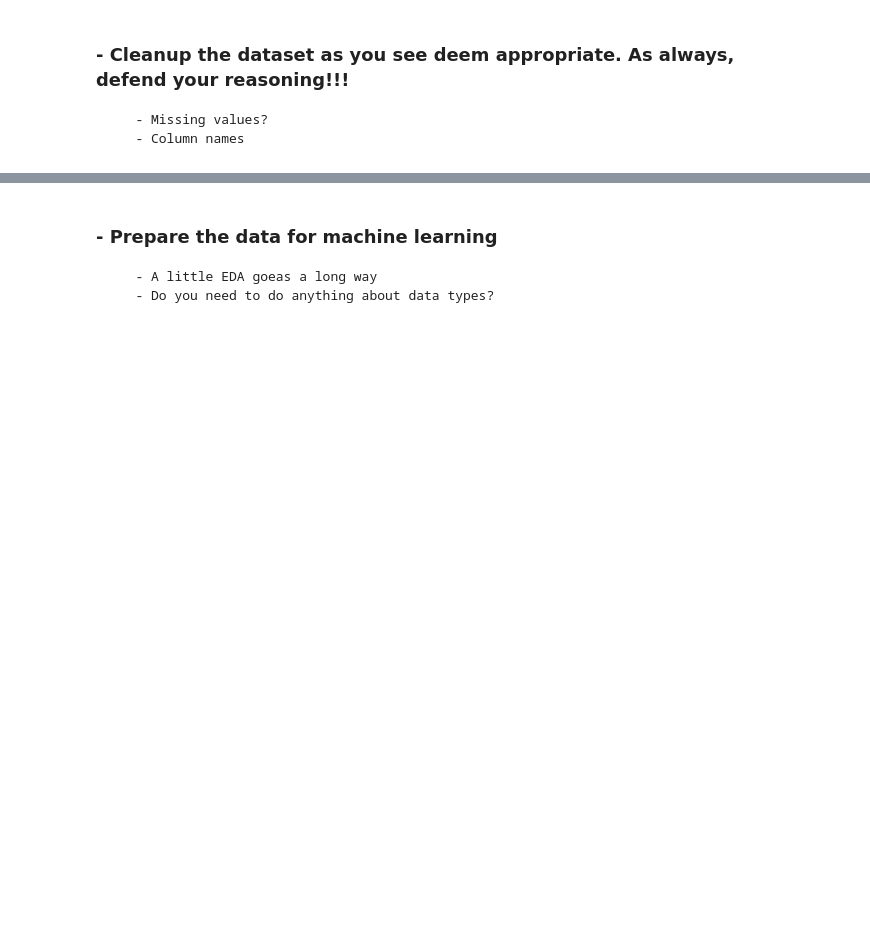
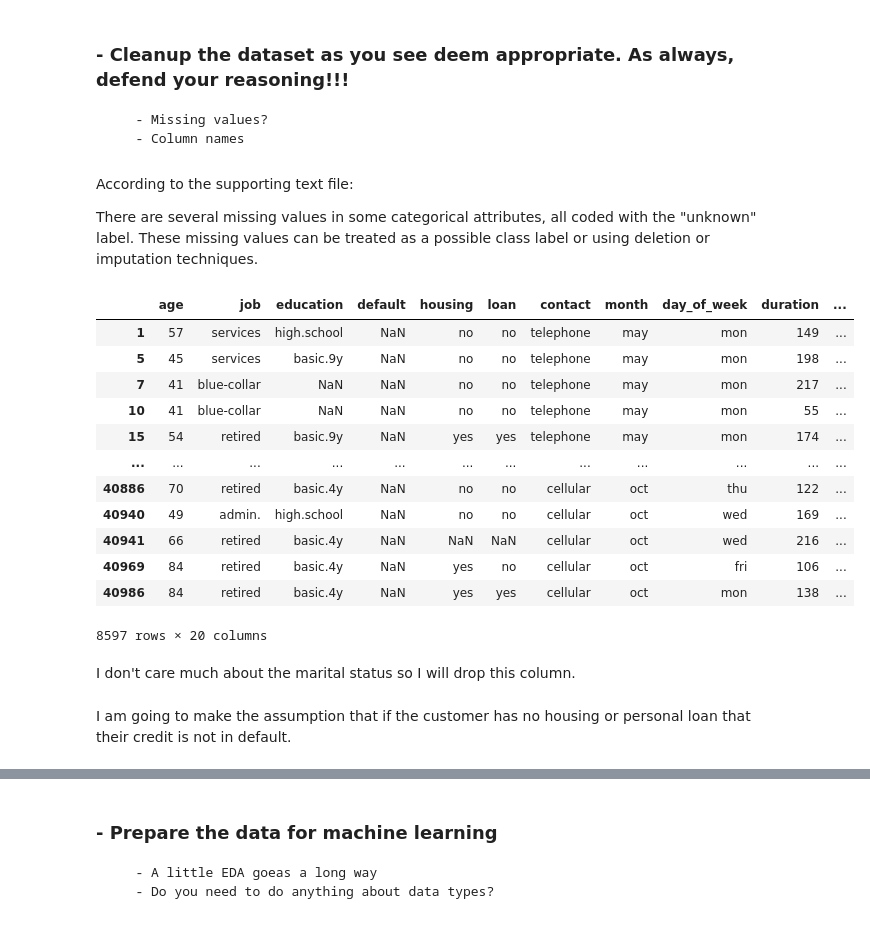
Before and after one commit to kscully-dotcom/msds650, a Jupyter notebook: week5/5_Assignment.ipynb, the cells around one changed output, grey strips where cells are left out. Cells and saved outputs as stored; diff of their text form; code cells hidden in the pictures; blank space fills up the shorter version.

```diff
--- a/week5/5_Assignment.ipynb
+++ b/week5/5_Assignment.ipynb
@@ -21,3 +193,7 @@ Remember to take a look at the bank-additional-names.txt files for a better unde
 ### - Cleanup the dataset as you see deem appropriate. As always, defend your reasoning!!!
        - Missing values?
        - Column names
+# %% [markdown]
+According to the supporting text file:
+
+There are several missing values in some categorical attributes, all coded with the "unknown" label. These missing values can be treated as a possible class label or using deletion or imputation techniques.
@@ -23,0 +202,18 @@ Remember to take a look at the bank-additional-names.txt files for a better unde
+# %%
+df[df['default'].isnull()]
+# %% [output]
+|  | age | job | education | default | housing | loan | contact | month | day_of_week | duration | ... |
+| 1 | 57 | services | high.school | NaN | no | no | telephone | may | mon | 149 | ... |
+| 5 | 45 | services | basic.9y | NaN | no | no | telephone | may | mon | 198 | ... |
+| 7 | 41 | blue-collar | NaN | NaN | no | no | telephone | may | mon | 217 | ... |
+| 10 | 41 | blue-collar | NaN | NaN | no | no | telephone | may | mon | 55 | ... |
+| 15 | 54 | retired | basic.9y | NaN | yes | yes | telephone | may | mon | 174 | ... |
+| ... | ... | ... | ... | ... | ... | ... | ... | ... | ... | ... | ... |
+| 40886 | 70 | retired | basic.4y | NaN | no | no | cellular | oct | thu | 122 | ... |
+| 40940 | 49 | admin. | high.school | NaN | no | no | cellular | oct | wed | 169 | ... |
+| 40941 | 66 | retired | basic.4y | NaN | NaN | NaN | cellular | oct | wed | 216 | ... |
+| 40969 | 84 | retired | basic.4y | NaN | yes | no | cellular | oct | fri | 106 | ... |
+| 40986 | 84 | retired | basic.4y | NaN | yes | yes | cellular | oct | mon | 138 | ... |
+8597 rows × 20 columns
+# %% [markdown]
+I don't care much about the marital status so I will drop this column.
@@ -23,0 +222,2 @@ Remember to take a look at the bank-additional-names.txt files for a better unde
+# %% [markdown]
+I am going to make the assumption that if the customer has no housing or personal loan that their credit is not in default.
```
Also changed, not shown: parts of 12 cells of this notebook, 1 other file.
